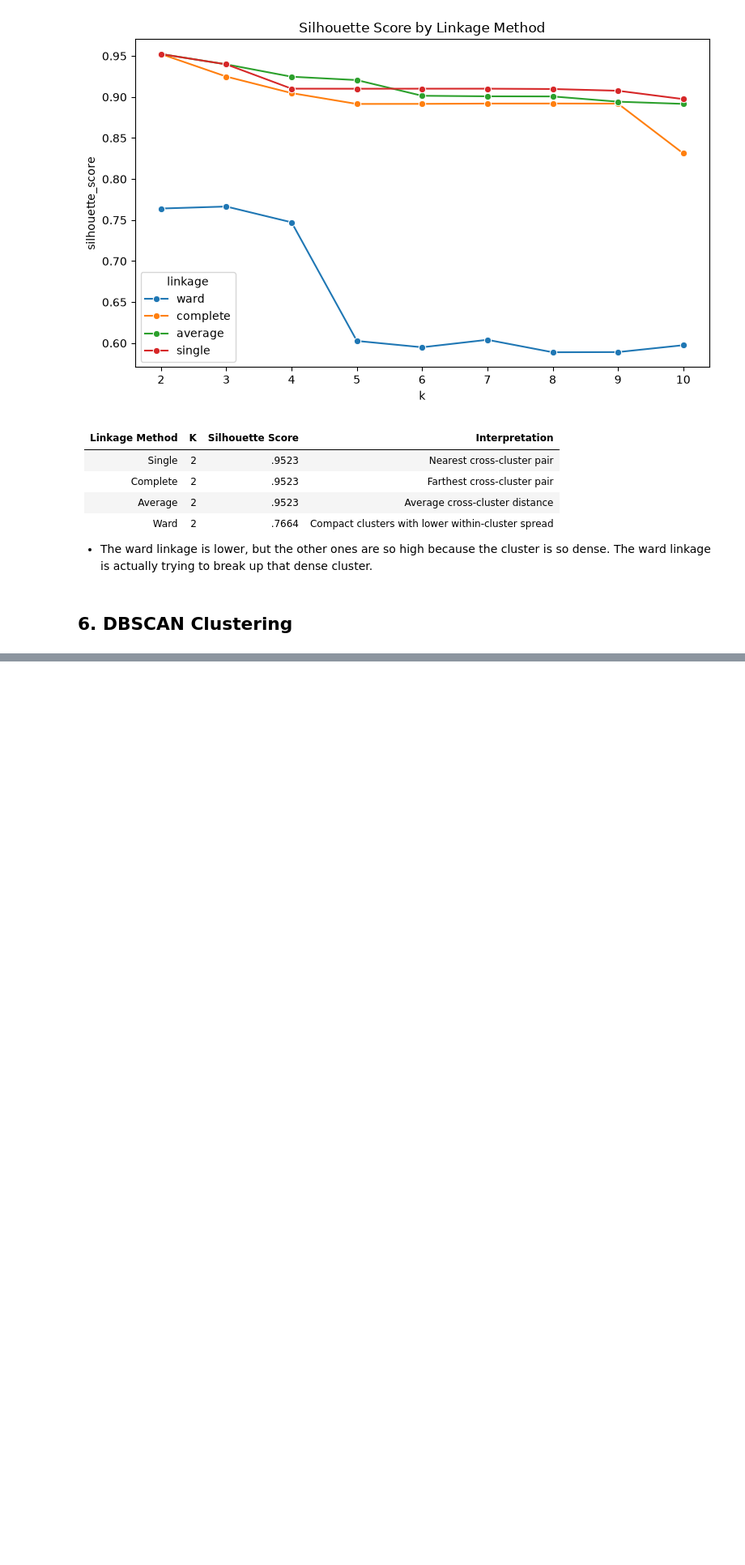
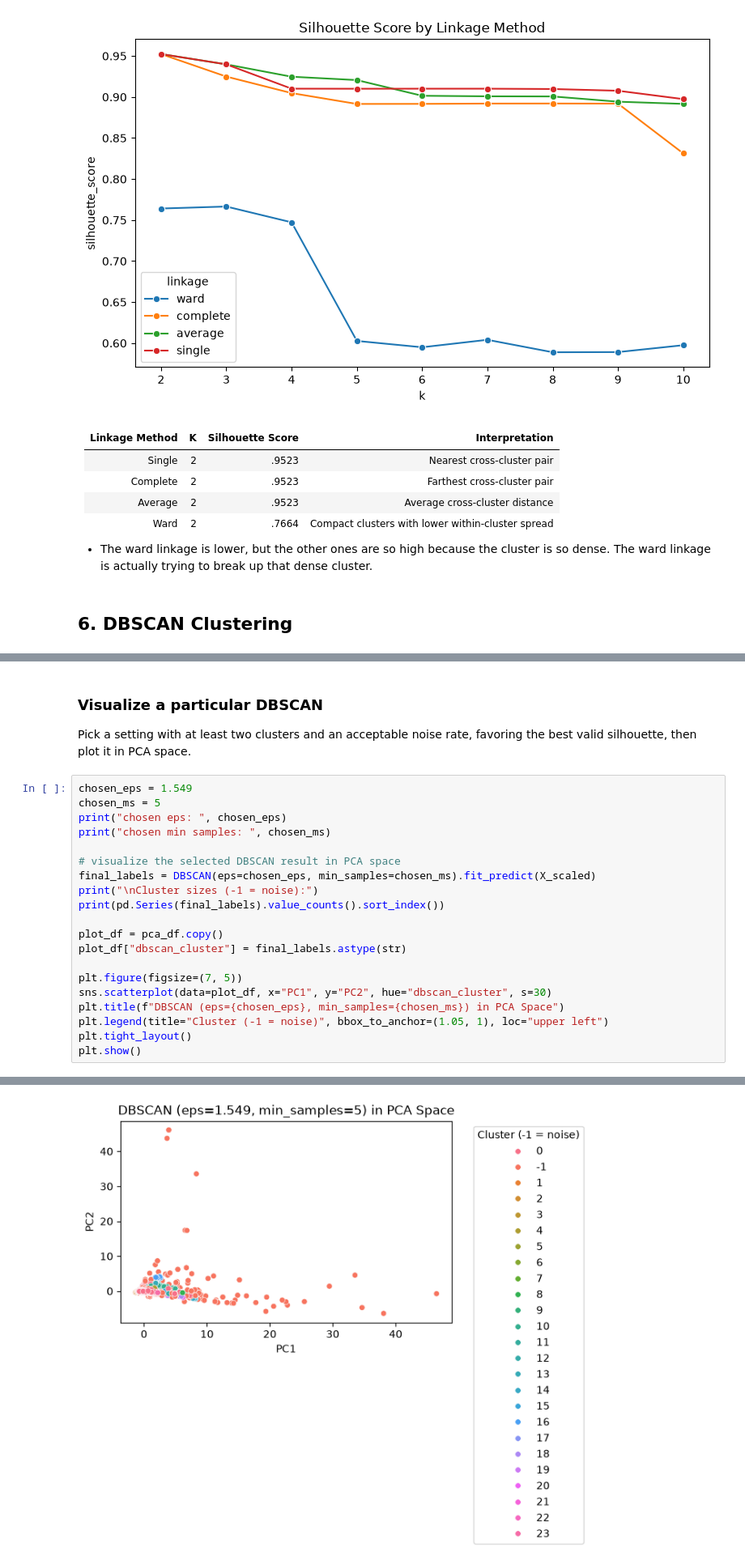
Before and after one commit to blbaum/aiForSecurity, a Jupyter notebook: module4/Assignment3-Baum.ipynb, the cells around one changed output, grey strips where cells are left out. Shown at 81% size. Drawn from its saved outputs; the diff is of its cells as text; blank space fills up the shorter version.

Commit message:
dbscan done

```diff
--- a/module4/Assignment3-Baum.ipynb
+++ b/module4/Assignment3-Baum.ipynb
@@ -693,0 +696,24 @@ Noise points: 736
+# %% [markdown]
+### Visualize a particular DBSCAN
+Pick a setting with at least two clusters and an acceptable noise rate, favoring the best valid silhouette, then plot it in PCA space.
+# %%
+chosen_eps = 1.549
+chosen_ms = 5
+print("chosen eps: ", chosen_eps)
+print("chosen min samples: ", chosen_ms)
+
+# visualize the selected DBSCAN result in PCA space
+final_labels = DBSCAN(eps=chosen_eps, min_samples=chosen_ms).fit_predict(X_scaled)
+print("\nCluster sizes (-1 = noise):")
+print(pd.Series(final_labels).value_counts().sort_index())
+
+plot_df = pca_df.copy()
+plot_df["dbscan_cluster"] = final_labels.astype(str)
+
+plt.figure(figsize=(7, 5))
+sns.scatterplot(data=plot_df, x="PC1", y="PC2", hue="dbscan_cluster", s=30)
+plt.title(f"DBSCAN (eps={chosen_eps}, min_samples={chosen_ms}) in PCA Space")
+plt.legend(title="Cluster (-1 = noise)", bbox_to_anchor=(1.05, 1), loc="upper left")
+plt.tight_layout()
+plt.show()
+# %% [output]
@@ -693,0 +737 @@ Noise points: 736
+[figure, added]
```
Also changed, not shown: parts of 6 cells of this notebook.
